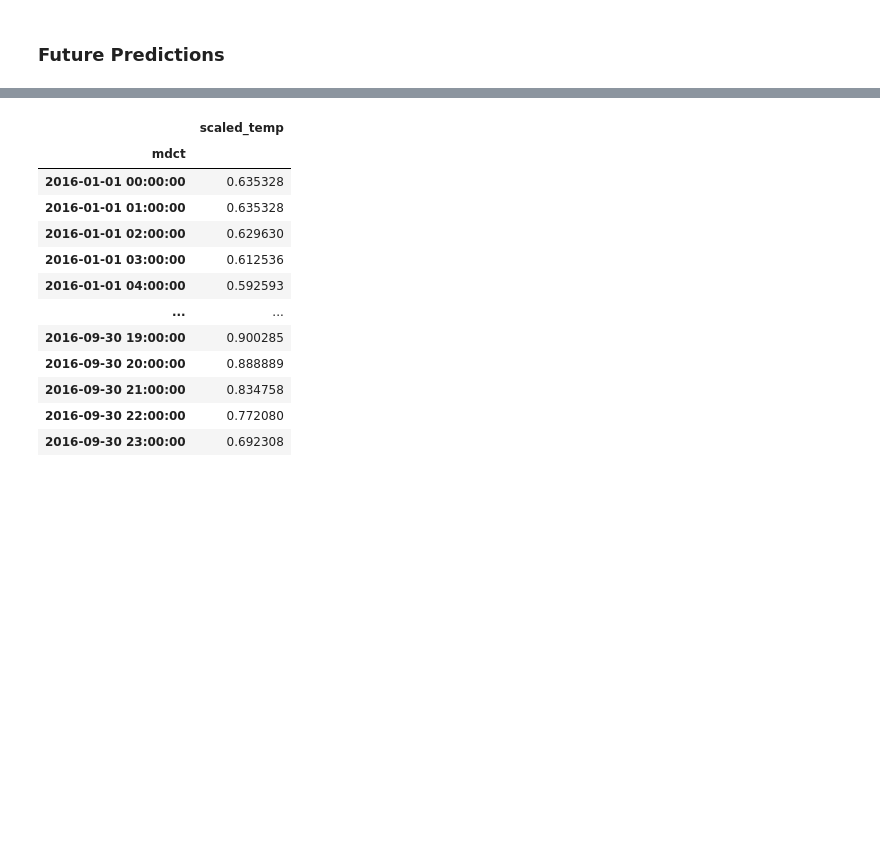
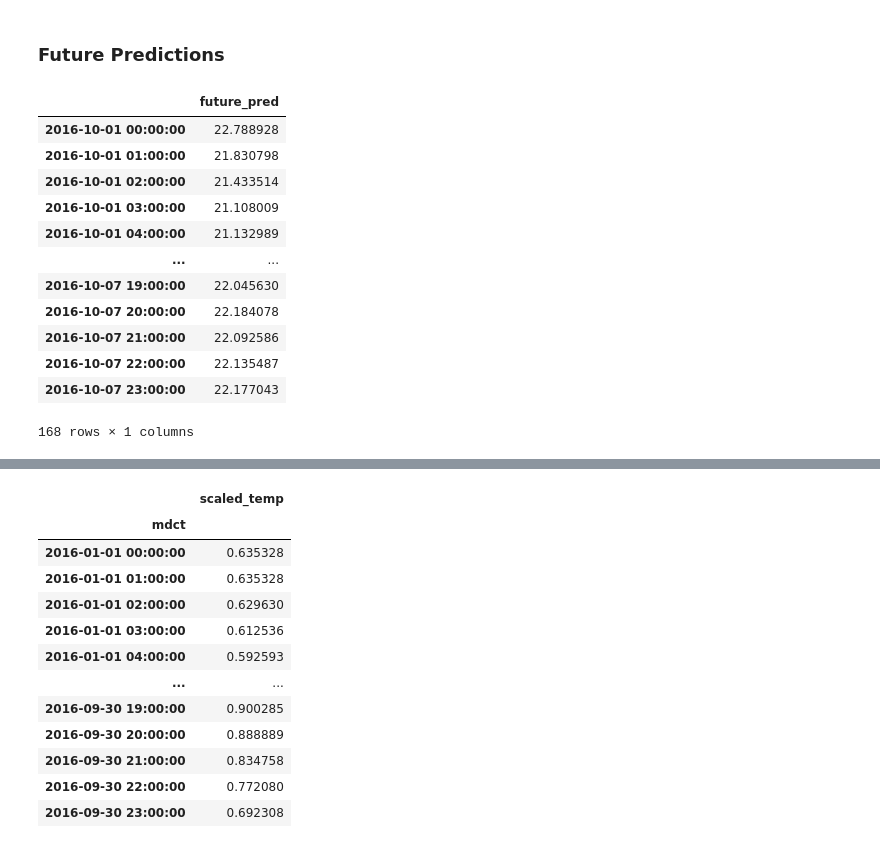
Before and after one commit to Mapua-Data-Science/module-3-exam-sudeste-group-6, a Jupyter notebook: src/notebook.ipynb, the cells around one changed output, grey strips where cells are left out. Drawn from its saved outputs; the diff is of its cells as text; code cells hidden in the pictures; blank space fills up the shorter version.

```diff
--- a/src/notebook.ipynb
+++ b/src/notebook.ipynb
@@ -382,4 +496,20 @@ pred_conf_i = pred_future.conf_int()                  # Confidence interval of t
 # Storing the predicted future values
 future_df = pd.DataFrame(pred_future.predicted_mean)
 future_df.columns = ['future_pred']
+# %%
+future_df
+# %% [output]
+|  | future_pred |
+| 2016-10-01 00:00:00 | 22.788928 |
+| 2016-10-01 01:00:00 | 21.830798 |
+| 2016-10-01 02:00:00 | 21.433514 |
+| 2016-10-01 03:00:00 | 21.108009 |
+| 2016-10-01 04:00:00 | 21.132989 |
+| ... | ... |
+| 2016-10-07 19:00:00 | 22.045630 |
+| 2016-10-07 20:00:00 | 22.184078 |
+| 2016-10-07 21:00:00 | 22.092586 |
+| 2016-10-07 22:00:00 | 22.135487 |
+| 2016-10-07 23:00:00 | 22.177043 |
+168 rows × 1 columns
 # %%
```
Also changed, not shown: parts of 55 cells of this notebook.
